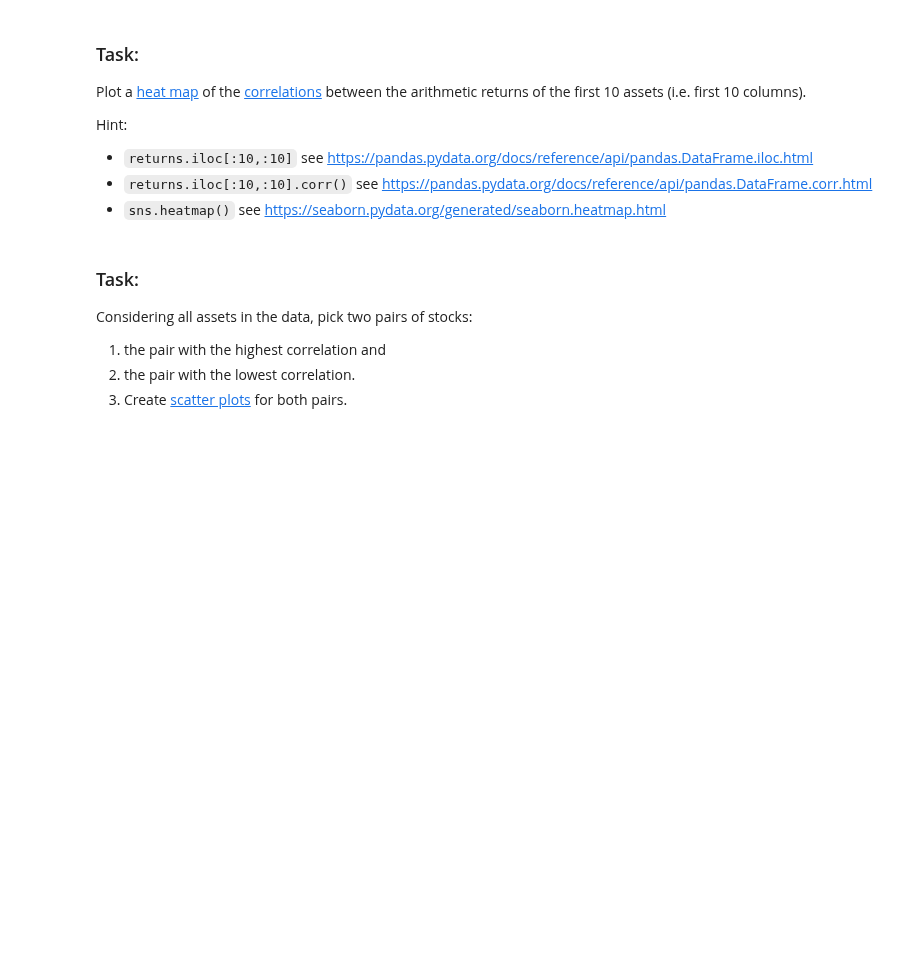
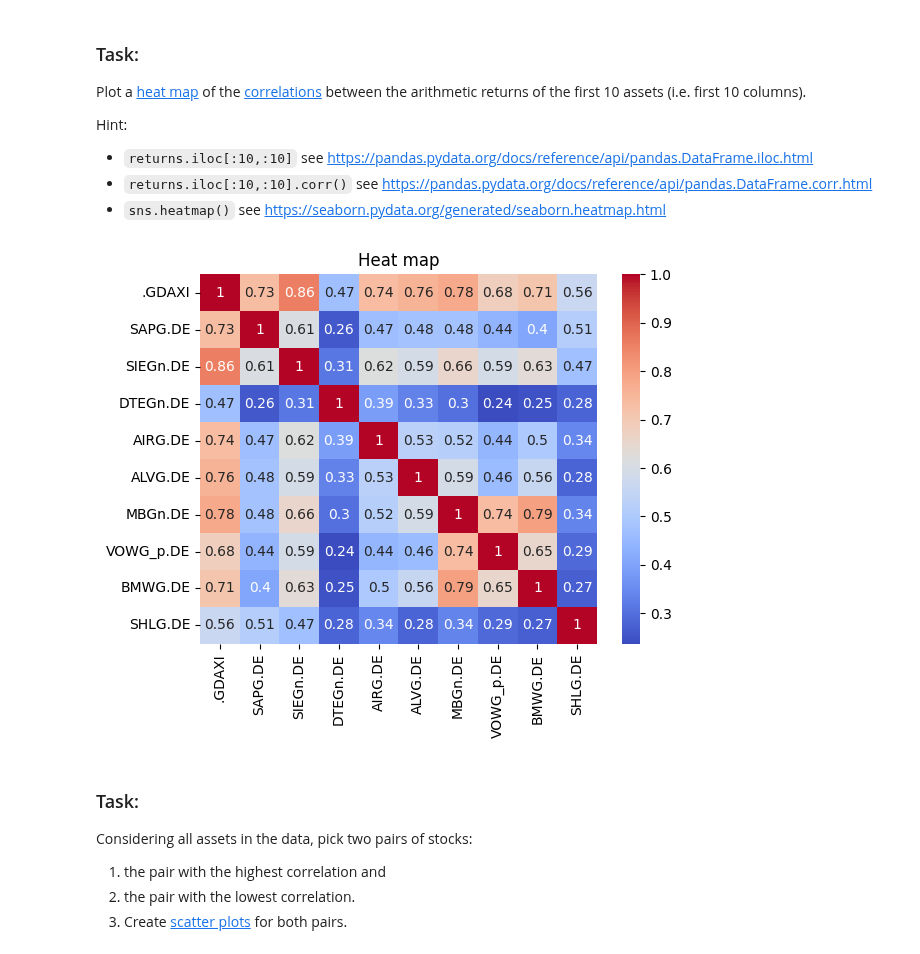
Before and after one commit to iwh-halle/FinancialDataAnalytics, a Jupyter notebook: homework/02_python.ipynb, the cells around one changed output. Drawn from its saved outputs; the diff is of its cells as text; code cells hidden in the pictures; blank space fills up the shorter version.

```diff
--- a/homework/02_python.ipynb
+++ b/homework/02_python.ipynb
@@ -176,6 +176,14 @@ Hint:
 * `returns.iloc[:10,:10]` see https://pandas.pydata.org/docs/reference/api/pandas.DataFrame.iloc.html
 * `returns.iloc[:10,:10].corr()` see https://pandas.pydata.org/docs/reference/api/pandas.DataFrame.corr.html
 * `sns.heatmap()` see https://seaborn.pydata.org/generated/seaborn.heatmap.html
+# %%
+import seaborn as sns
+correlationmatrix = returns.iloc[:,:10].corr()
+sns.heatmap(correlationmatrix, cmap='coolwarm', annot=True)
+plt.title("Heat map")
+plt.show()
+# %% [output]
+[figure, added]
 # %% [markdown]
 ### Task:
 
```
